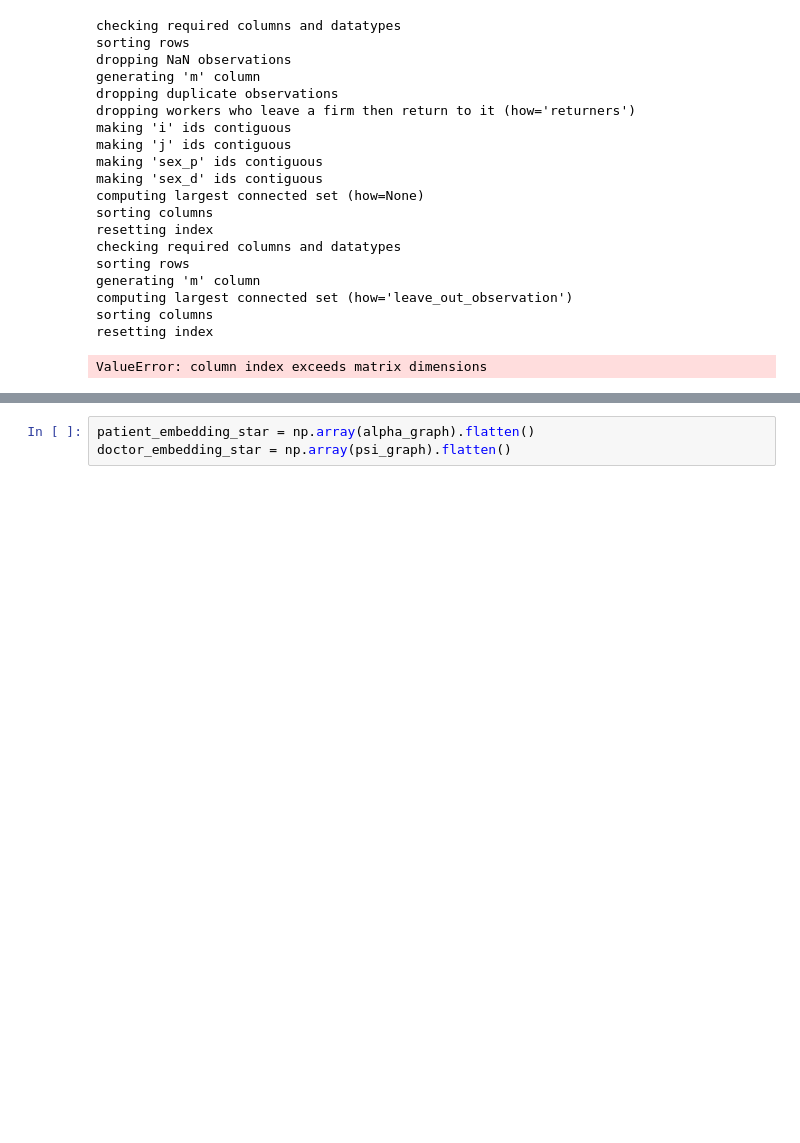
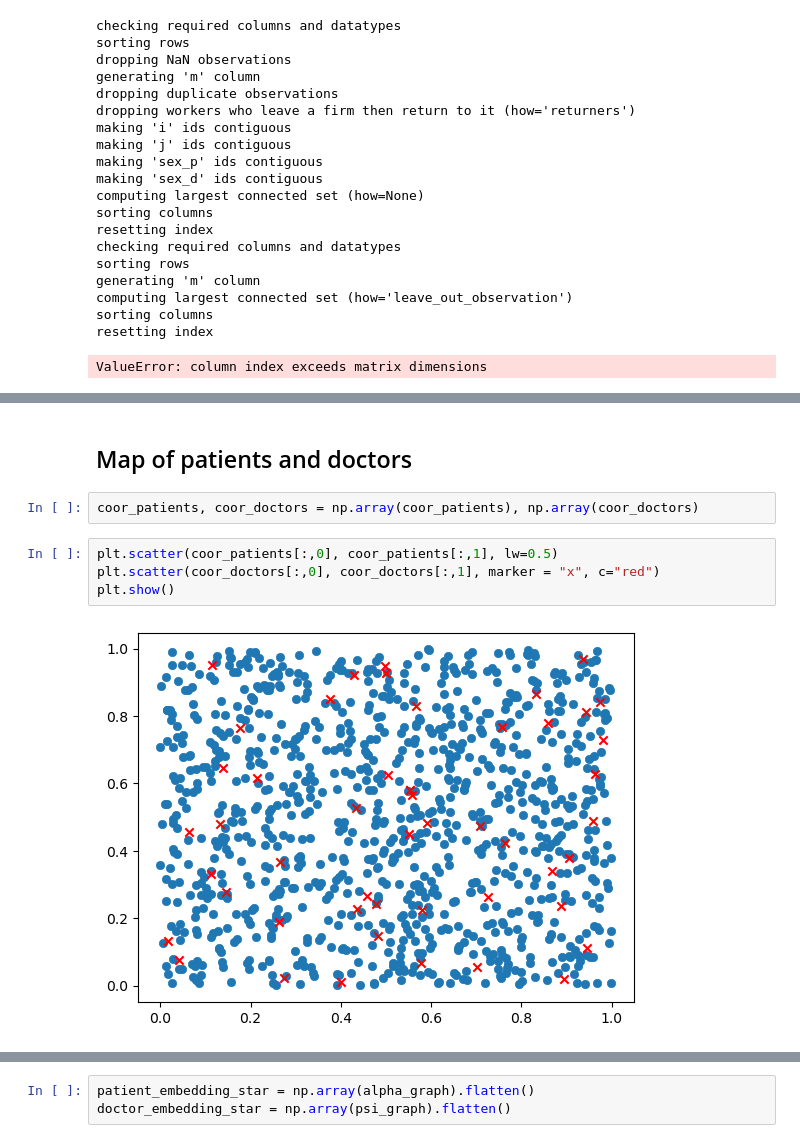
Before and after one commit to lecueguillaume/G4H_AKM_RS_NRS, a Jupyter notebook: Cost prescription AKM/cost_prescription_akm.ipynb, the cells around one changed output, grey strips where cells are left out. Saved outputs shown, nothing was run; the diff lists cells and outputs as text; blank space fills up the shorter version.

```diff
--- a/Cost prescription AKM/cost_prescription_akm.ipynb
+++ b/Cost prescription AKM/cost_prescription_akm.ipynb
@@ -500,0 +847,10 @@ ValueError: column index exceeds matrix dimensions
+# %% [markdown]
+## Map of patients and doctors
+# %%
+coor_patients, coor_doctors = np.array(coor_patients), np.array(coor_doctors)
+# %%
+plt.scatter(coor_patients[:,0], coor_patients[:,1], lw=0.5)
+plt.scatter(coor_doctors[:,0], coor_doctors[:,1], marker = "x", c="red")
+plt.show()
+# %% [output]
+[figure, added]
```
Also changed, not shown: parts of 53 cells of this notebook.
